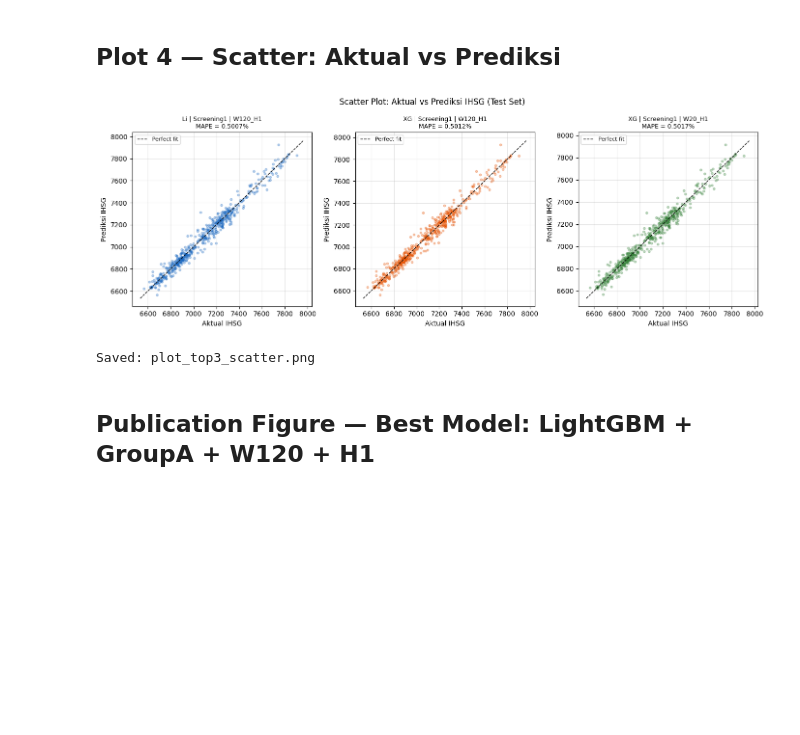
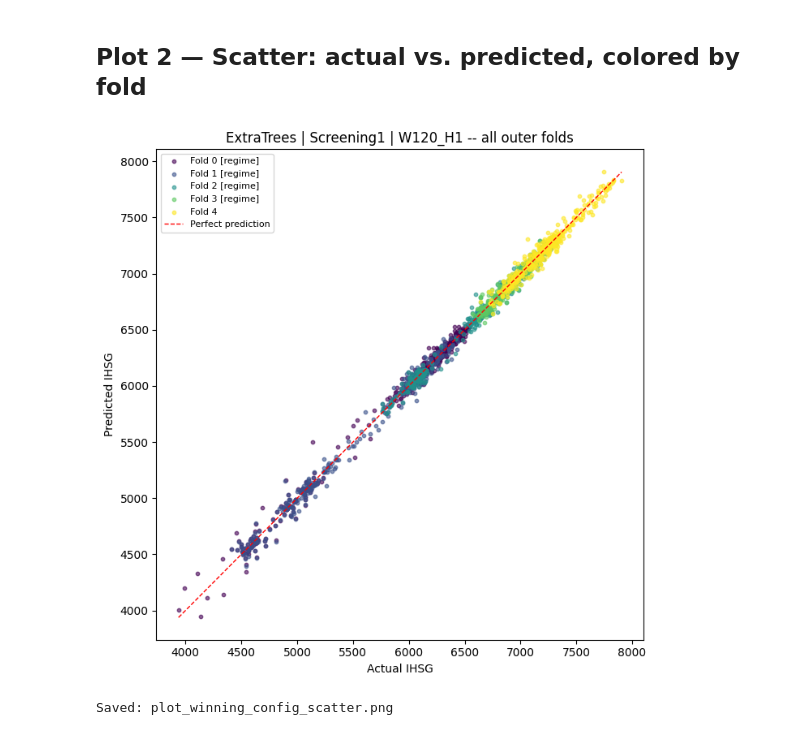
Before and after one commit to ravsssh/tesis-hakam, a Jupyter notebook: modelling/04_visualization.ipynb, the cells around one changed output. Saved outputs shown, nothing was run; the diff lists cells and outputs as text; code cells hidden in the pictures; blank space fills up the shorter version.

```diff
--- a/modelling/04_visualization.ipynb
+++ b/modelling/04_visualization.ipynb
@@ -314,0 +79,22 @@ Saved: plot_top3_predictions_zoom.png
+# %%
+fig, axes = plt.subplots(len(fold_predictions), 1, figsize=(14, 3.2 * len(fold_predictions)), sharex=False)
+if len(fold_predictions) == 1:
+    axes = [axes]
+
+for ax, fp in zip(axes, fold_predictions):
+    flagged = pd.notna(fp["regime_flags"])
+    ax.plot(fp["dates"], fp["actual"], color="black", linewidth=1.3, label="Actual IHSG", zorder=5)
+    ax.plot(fp["dates"], fp["predicted"], color="#E65100" if flagged else "#1565C0",
+            linewidth=1.0, linestyle="--", alpha=0.85, label=f"Predicted ({MODEL_NAME})")
+    title = f"Fold {fp['fold']} | {fp['dates'].min().date()} to {fp['dates'].max().date()} | MAPE={fp['mape']:.4f}%"
+    if flagged:
+        title += f"  [REGIME: {fp['regime_flags']}]"
+        ax.set_facecolor("#fff3e0")
+    ax.set_title(title, fontsize=10)
+    ax.legend(loc="upper left", fontsize=8)
+    ax.xaxis.set_major_formatter(mdates.DateFormatter("%b %Y"))
+
+plt.tight_layout()
+fig.savefig("plot_winning_config_per_fold.png", dpi=200, bbox_inches="tight", facecolor="white")
+plt.show()
+print("Saved: plot_winning_config_per_fold.png")
@@ -315,33 +104,24 @@ Saved: plot_top3_predictions_zoom.png
 # %% [markdown]
-## Plot 4 — Scatter: Aktual vs Prediksi
+## Plot 2 — Scatter: actual vs. predicted, colored by fold
-# %%
-fig, axes = plt.subplots(1, 3, figsize=(14, 5))
-
-for ax, res in zip(axes, RESULTS):
-    actual = res["actual"]
-    pred   = res["predicted"]
-    mape   = np.mean(np.abs((actual - pred) / actual)) * 100
-
-    ax.scatter(actual, pred, alpha=0.3, s=10, color=res["color"])
-    lim_min = min(actual.min(), pred.min()) * 0.995
-    lim_max = max(actual.max(), pred.max()) * 1.005
-    ax.plot([lim_min, lim_max], [lim_min, lim_max], "k--", linewidth=1, label="Perfect fit")
-    ax.set_xlabel("Aktual IHSG", fontsize=10)
-    ax.set_ylabel("Prediksi IHSG", fontsize=10)
-
-    cfg = res["cfg"]
-    ax.set_title(f"{cfg['Model'][:2]} | {cfg['Covariates']} | W{cfg['Window']}_H{cfg['Horizon']}\n"
-                 f"MAPE = {mape:.4f}%", fontsize=9)
-    ax.legend(fontsize=8)
-    ax.grid(alpha=0.3)
-
-plt.suptitle("Scatter Plot: Aktual vs Prediksi IHSG (Test Set)", fontsize=12)
-plt.tight_layout()
-plt.savefig("plot_top3_scatter.png", dpi=150, bbox_inches="tight")
-plt.show()
-print("Saved: plot_top3_scatter.png")
-# %% [output]
-[figure, removed]
-Saved: plot_top3_scatter.png
-# %% [markdown]
-## Publication Figure — Best Model: LightGBM + GroupA + W120 + H1
+# %%
+fig, ax = plt.subplots(figsize=(7, 7))
+cmap = plt.get_cmap("viridis")
+for i, fp in enumerate(fold_predictions):
+    ax.scatter(fp["actual"], fp["predicted"], s=10, alpha=0.6,
+               color=cmap(i / max(1, len(fold_predictions) - 1)),
+               label=f"Fold {fp['fold']}" + (" [regime]" if pd.notna(fp["regime_flags"]) else ""))
+
+all_actual = np.concatenate([fp["actual"] for fp in fold_predictions])
+lims = [all_actual.min(), all_actual.max()]
+ax.plot(lims, lims, color="red", linestyle="--", linewidth=1, label="Perfect prediction")
+ax.set_xlabel("Actual IHSG")
+ax.set_ylabel("Predicted IHSG")
+ax.set_title(f"{MODEL_NAME} | {final_config['covariates']} | W{WINDOW}_H{HORIZON} -- all outer folds")
+ax.legend(fontsize=8, loc="upper left")
+plt.tight_layout()
+fig.savefig("plot_winning_config_scatter.png", dpi=200, bbox_inches="tight", facecolor="white")
+plt.show()
+print("Saved: plot_winning_config_scatter.png")
+# %% [output]
+[figure, added]
+Saved: plot_winning_config_scatter.png
```
Also changed, not shown: parts of 20 cells of this notebook, 26 other files.
